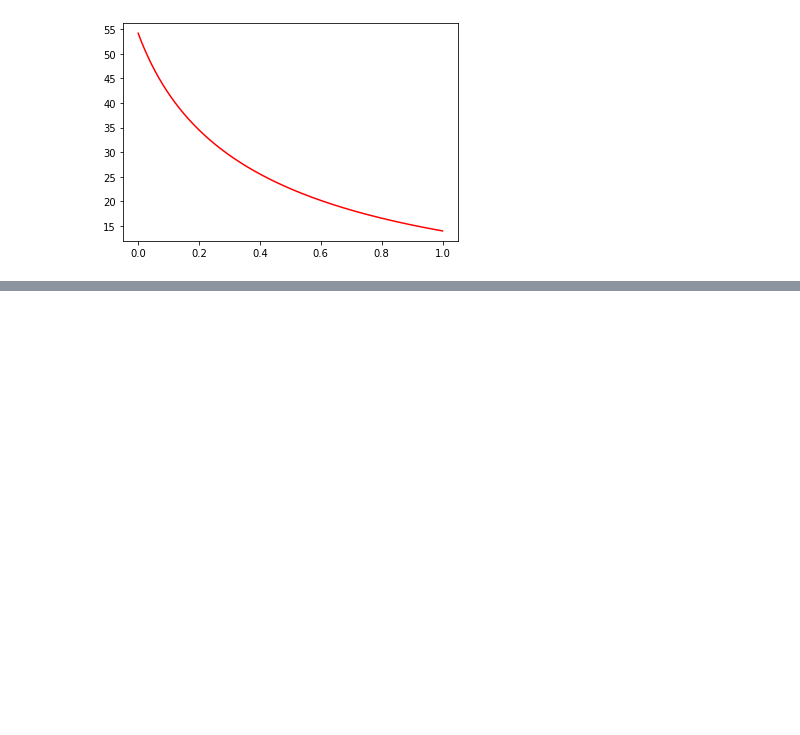
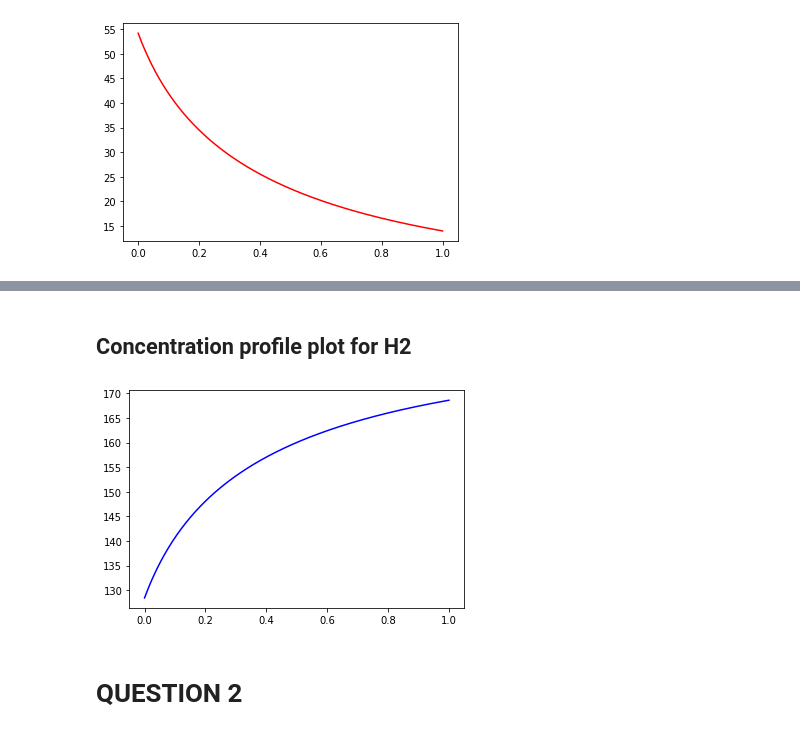
Before and after one commit to CoupezTom/Reactor-Design, a Jupyter notebook: Projet-RD-WGS.ipynb, the cells around one changed output, grey strips where cells are left out. Drawn from its saved outputs; the diff is of its cells as text; code cells hidden in the pictures; blank space fills up the shorter version.

```diff
--- a/Projet-RD-WGS.ipynb
+++ b/Projet-RD-WGS.ipynb
@@ -42,0 +76,15 @@ Reactor_without_dispersion(xsi)
+# %% [markdown]
+## Concentration profile plot for H2
+# %%
+### PLOT POUR LE PROFIL DE CONCENTRATION DE H2 ###
+
+H2 = np.linspace(0, 1, 10000)
+i = 1
+for i in range(len(xsi)):
+    H2[i] = 182.6047 - C_A[i]
+plt.plot(xsi,H2,'b')
+plt.show()
+# %% [output]
+[figure, added]
+# %% [markdown]
+# QUESTION 2
```
Also changed, not shown: parts of 7 cells of this notebook.
